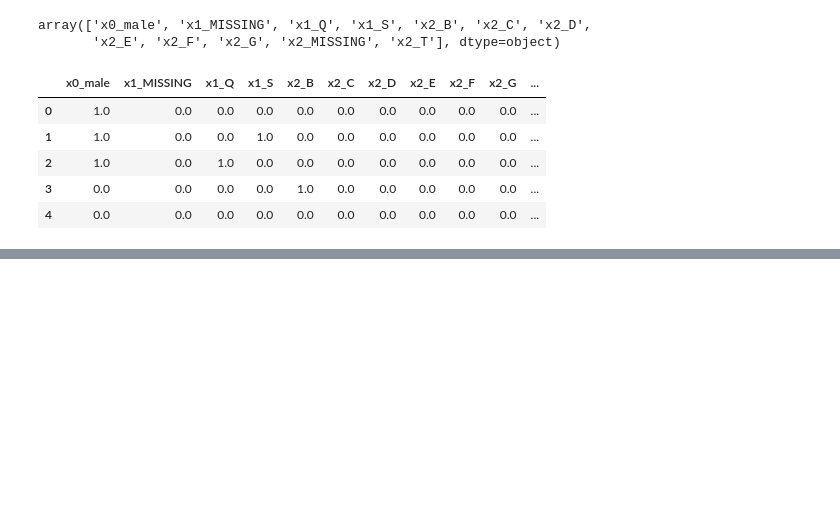
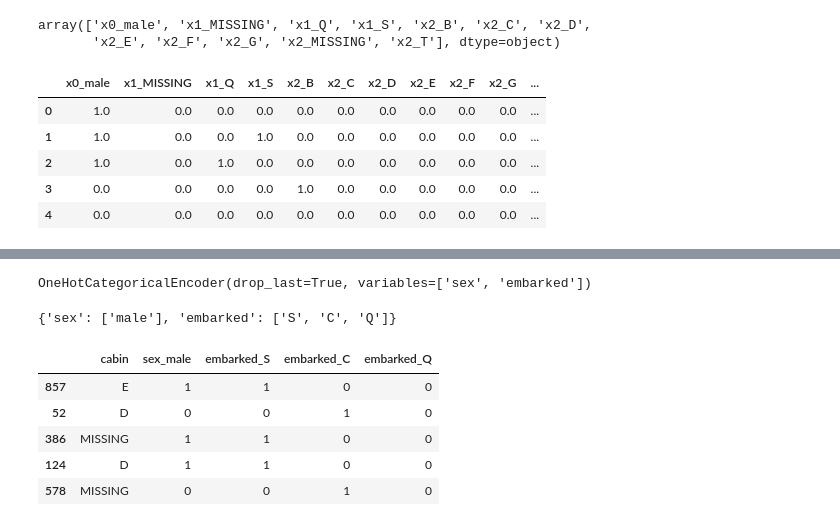
Before and after one commit to KarthikKothareddy/FeatureEngineering, a Jupyter notebook: categorical_variable_encoding.ipynb, the cells around one changed output, grey strips where cells are left out. Cells and saved outputs as stored; diff of their text form; code cells hidden in the pictures; blank space fills up the shorter version.

```diff
--- a/categorical_variable_encoding.ipynb
+++ b/categorical_variable_encoding.ipynb
@@ -215,0 +228,23 @@ tmp.head()
+# %%
+encoder = OneHotCategoricalEncoder(
+    top_categories=None,
+    variables=["sex", "embarked"], # selective feature encoding
+    drop_last=True, # ensures k-1 encoding
+)
+encoder.fit(x_train.fillna("MISSING"))
+# %% [output]
+OneHotCategoricalEncoder(drop_last=True, variables=['sex', 'embarked'])
+# %%
+encoder.encoder_dict_
+# %% [output]
+{'sex': ['male'], 'embarked': ['S', 'C', 'Q']}
+# %%
+tmp = encoder.transform(x_train.fillna("MISSING"))
+tmp.head()
+# %% [output]
+|  | cabin | sex_male | embarked_S | embarked_C | embarked_Q |
+| 857 | E | 1 | 1 | 0 | 0 |
+| 52 | D | 0 | 0 | 1 | 0 |
+| 386 | MISSING | 1 | 1 | 0 | 0 |
+| 124 | D | 1 | 1 | 0 | 0 |
+| 578 | MISSING | 0 | 0 | 1 | 0 |
```
Also changed, not shown: parts of 7 cells of this notebook.
